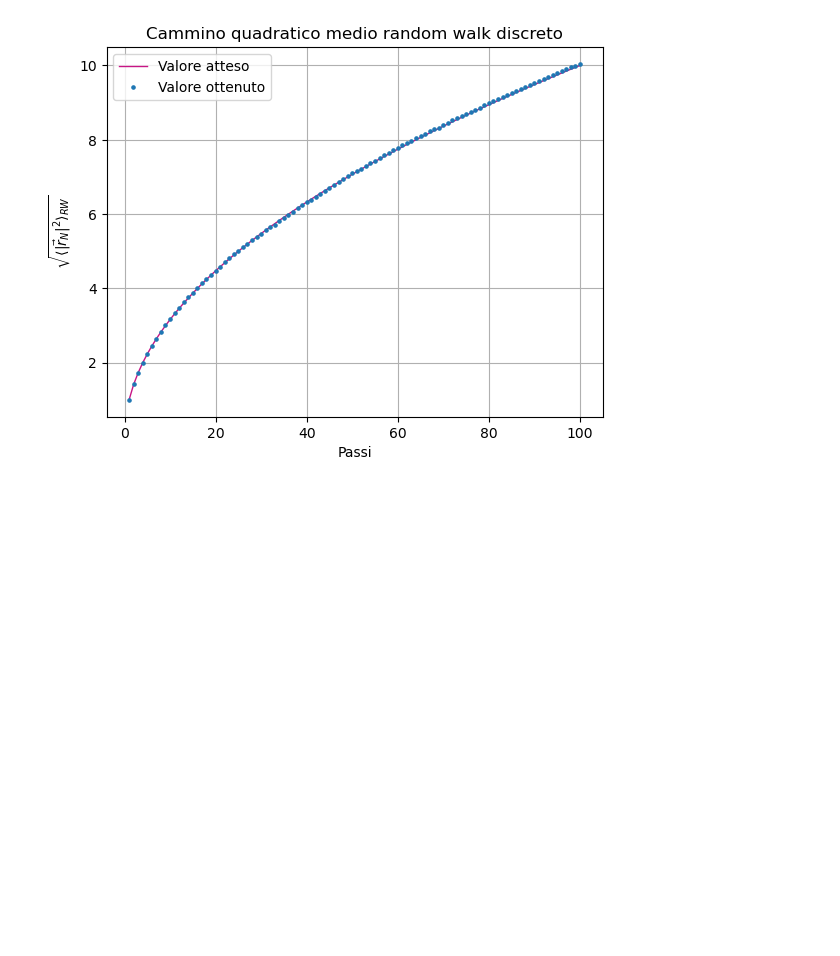
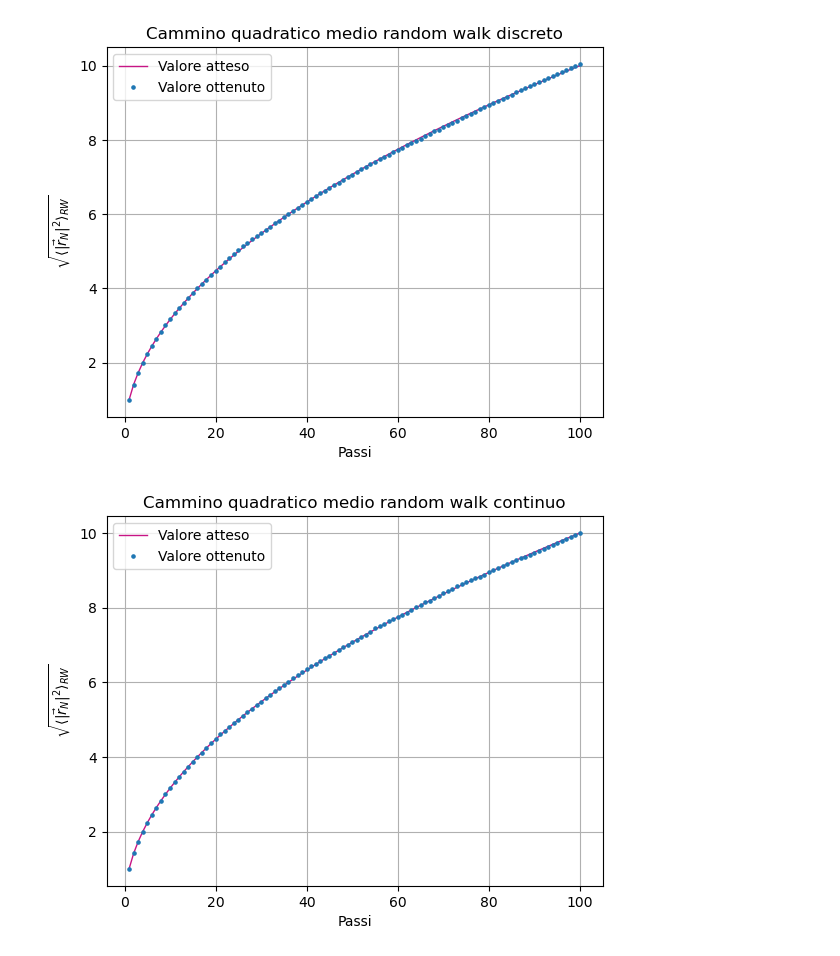
Before and after one commit to angela-bonato/LaboratorioSimulazioneNumerica, a Jupyter notebook: Esercitazione2/Esercitazione2.ipynb, the cells around one changed output. Saved outputs shown, nothing was run; the diff lists cells and outputs as text; code cells hidden in the pictures; blank space fills up the shorter version.

```diff
--- a/Esercitazione2/Esercitazione2.ipynb
+++ b/Esercitazione2/Esercitazione2.ipynb
@@ -86,12 +86,13 @@ plt.show()
 # %% [markdown]
 ## Esercizio 2.2
 # %%
-Sdrw=100  #numero di steps
-drwx=np.arange(Sdrw)+1  #vettore con le ascisse del plot
+Srw=100  #numero di steps
+rwx=np.arange(Sdrw)+1  #vettore con le ascisse del plot
+
 drwy=np.loadtxt("descreterw.dat", delimiter=" ", usecols=0,  unpack="true")  #vettore con le ordinate del plot
 
-plt.plot(drwx, np.sqrt(drwx), linewidth=1, color="mediumvioletred", label="Valore atteso")
-plt.plot(drwx, drwy, marker='o', markersize=2.3, linestyle='None', label="Valore ottenuto")
+plt.plot(rwx, np.sqrt(rwx), linewidth=1, color="mediumvioletred", label="Valore atteso")
+plt.plot(rwx, drwy, marker='o', markersize=2.3, linestyle='None', label="Valore ottenuto")
 plt.xlabel("Passi")
 plt.ylabel(r"$\sqrt{\langle |\vec{r}_N|^2 \rangle_{RW}}$")
 plt.title("Cammino quadratico medio random walk discreto")
@@ -100,3 +101,16 @@ plt.legend()
 plt.show()
 # %% [output]
 [figure]
+# %%
+crwy=np.loadtxt("continuumrw.dat", delimiter=" ", usecols=0,  unpack="true")  #vettore con le ordinate del plot
+
+plt.plot(rwx, np.sqrt(rwx), linewidth=1, color="mediumvioletred", label="Valore atteso")
+plt.plot(rwx, crwy, marker='o', markersize=2.3, linestyle='None', label="Valore ottenuto")
+plt.xlabel("Passi")
+plt.ylabel(r"$\sqrt{\langle |\vec{r}_N|^2 \rangle_{RW}}$")
+plt.title("Cammino quadratico medio random walk continuo")
+plt.grid(True)
+plt.legend()
+plt.show()
+# %% [output]
+[figure, added]
```
Also changed, not shown: parts of 3 cells of this notebook, 11 other files.
